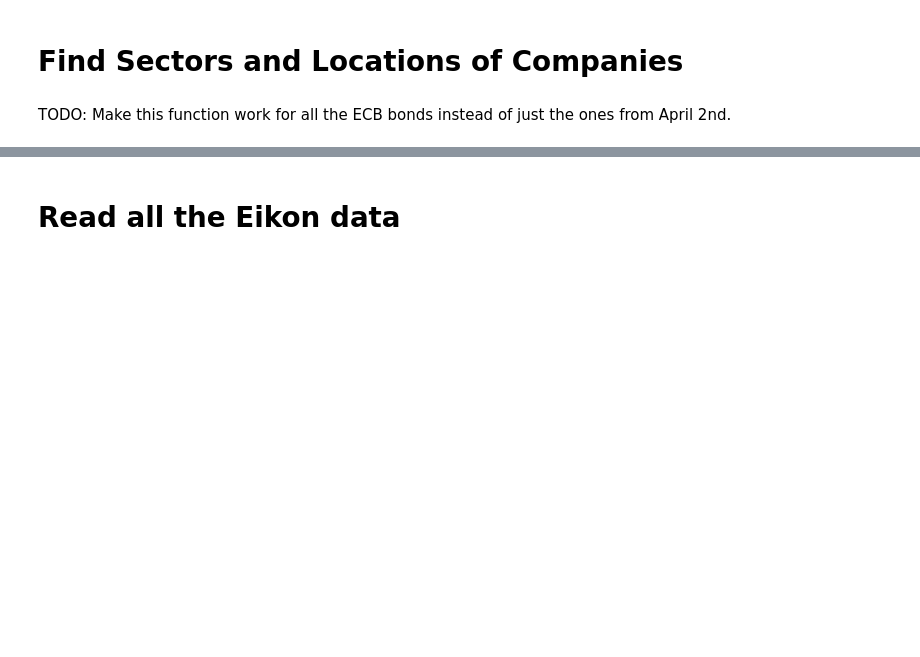
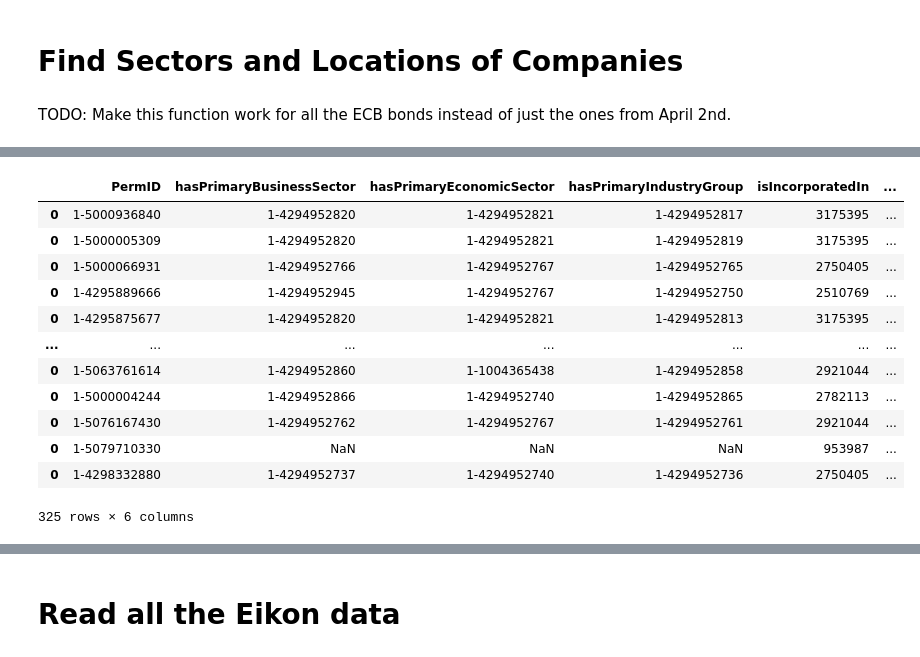
Before and after one commit to AukeVanSighem/ECB-Bond-Purchases, a Jupyter notebook: DataAnalysis.ipynb, the cells around one changed output, grey strips where cells are left out. Drawn from its saved outputs; the diff is of its cells as text; code cells hidden in the pictures; blank space fills up the shorter version.

```diff
--- a/DataAnalysis.ipynb
+++ b/DataAnalysis.ipynb
@@ -129,33 +144,48 @@ permid_mappings
 # %%
 permids = permid_mappings.PermID.dropna().astype('string')
 sector_lookups = pd.DataFrame({})
 unsuccessful_lookups = []
 
 for permid in permids:
 
     # In case of connection error, allow it to try at most 5 times
     err, count = 0, 0
     while (err != None and count < 5):
         output, err = opid.lookup(permid)
+        count = count - 1
     if err != None:
         unsuccessful_lookups.append(permid)
         continue
 
     if "hasPrimaryBusinessSector" in output.columns:
         sector_info = output.loc[:, 'hasPrimaryBusinessSector': 'hasPrimaryIndustryGroup']
         sector_info = sector_info.applymap(lambda x: x.split('/')[-1])
     if "isIncorporatedIn" in output.columns:
         loc_info = output.loc[:, 'isIncorporatedIn': 'isDomiciledIn']
         loc_info = loc_info.applymap(lambda x: x.split('/')[-2])
 
     row = pd.DataFrame({'PermID': [permid]})
     row = pd.concat([row, sector_info], axis = 1) if type(sector_info) == pd.DataFrame else row
     row = pd.concat([row, loc_info], axis = 1) if type(loc_info) == pd.DataFrame else row
     sector_lookups = sector_lookups.append(row)
 
     sector_info, loc_info = None, None
 
 sector_lookups
+# %% [output]
+|  | PermID | hasPrimaryBusinessSector | hasPrimaryEconomicSector | hasPrimaryIndustryGroup | isIncorporatedIn | ... |
+| 0 | 1-5000936840 | 1-4294952820 | 1-4294952821 | 1-4294952817 | 3175395 | ... |
+| 0 | 1-5000005309 | 1-4294952820 | 1-4294952821 | 1-4294952819 | 3175395 | ... |
+| 0 | 1-5000066931 | 1-4294952766 | 1-4294952767 | 1-4294952765 | 2750405 | ... |
+| 0 | 1-4295889666 | 1-4294952945 | 1-4294952767 | 1-4294952750 | 2510769 | ... |
+| 0 | 1-4295875677 | 1-4294952820 | 1-4294952821 | 1-4294952813 | 3175395 | ... |
+| ... | ... | ... | ... | ... | ... | ... |
+| 0 | 1-5063761614 | 1-4294952860 | 1-1004365438 | 1-4294952858 | 2921044 | ... |
+| 0 | 1-5000004244 | 1-4294952866 | 1-4294952740 | 1-4294952865 | 2782113 | ... |
+| 0 | 1-5076167430 | 1-4294952762 | 1-4294952767 | 1-4294952761 | 2921044 | ... |
+| 0 | 1-5079710330 | NaN | NaN | NaN | 953987 | ... |
+| 0 | 1-4298332880 | 1-4294952737 | 1-4294952740 | 1-4294952736 | 2750405 | ... |
+325 rows × 6 columns
 # %%
 sector_lookups_converted = sector_lookups.copy()
 sector_types = sector_lookups.columns[1:4]
```
Also changed, not shown: parts of 9 cells of this notebook.
